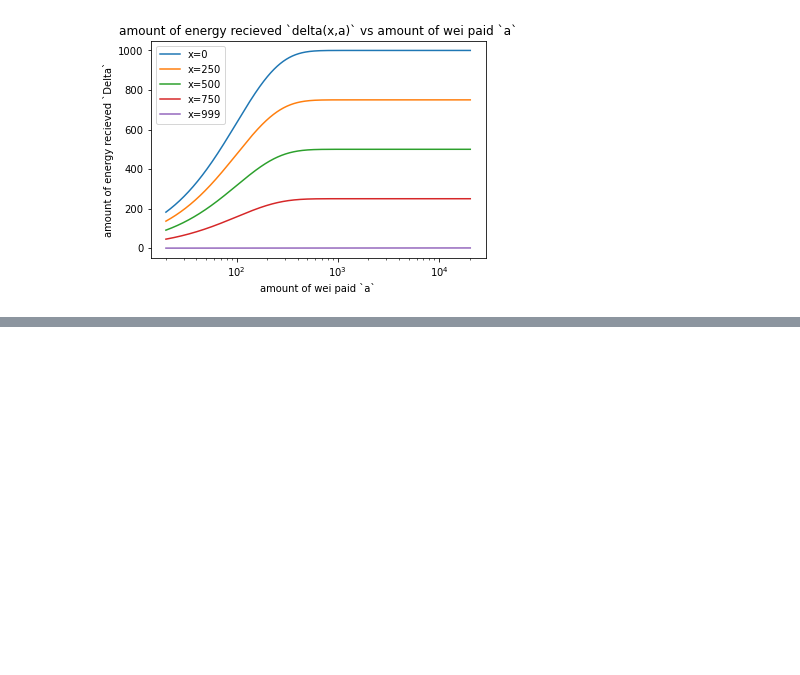
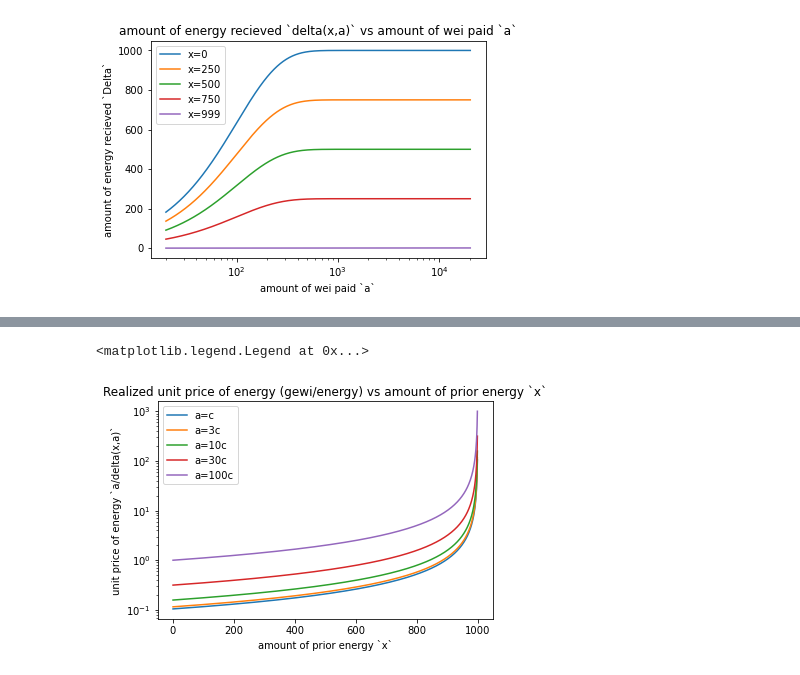
Before and after one commit to mzargham/curves, a Jupyter notebook: notebook_for_P.ipynb, the cells around one changed output, grey strips where cells are left out. Drawn from its saved outputs; the diff is of its cells as text; code cells hidden in the pictures; blank space fills up the shorter version.

```diff
--- a/notebook_for_P.ipynb
+++ b/notebook_for_P.ipynb
@@ -112,0 +122,9 @@ plt.legend(['x=0','x=250','x=500','x=750','x=999'])
+# %%
+plt.semilogy(x,c/delta(x,c),x,3*c/delta(x,3*c),x,10*c/delta(x,10*c), x,30*c/delta(x,30*c),x,100*c/delta(x,100*c))
+plt.title('Realized unit price of energy (gewi/energy) vs amount of prior energy `x`')
+plt.xlabel('amount of prior energy `x`')
+plt.ylabel('unit price of energy `a/delta(x,a)`')
+plt.legend(['a=c','a=3c','a=10c','a=30c','a=100c'])
+# %% [output]
+<matplotlib.legend.Legend at 0x...>
+[figure, added]
```
Also changed, not shown: parts of 2 cells of this notebook.
